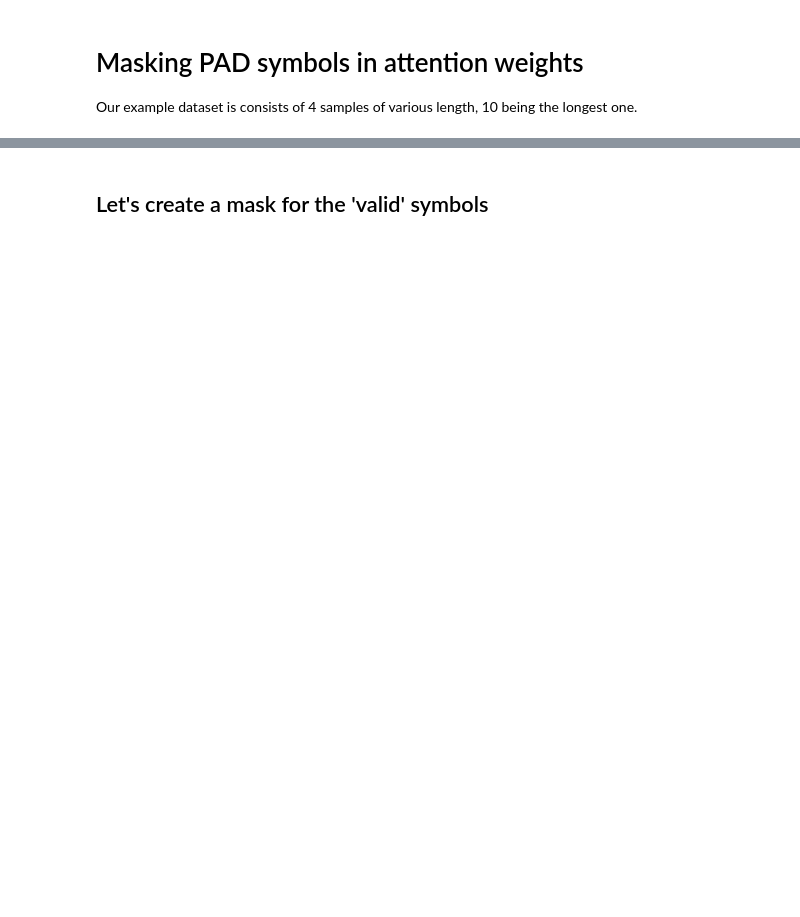
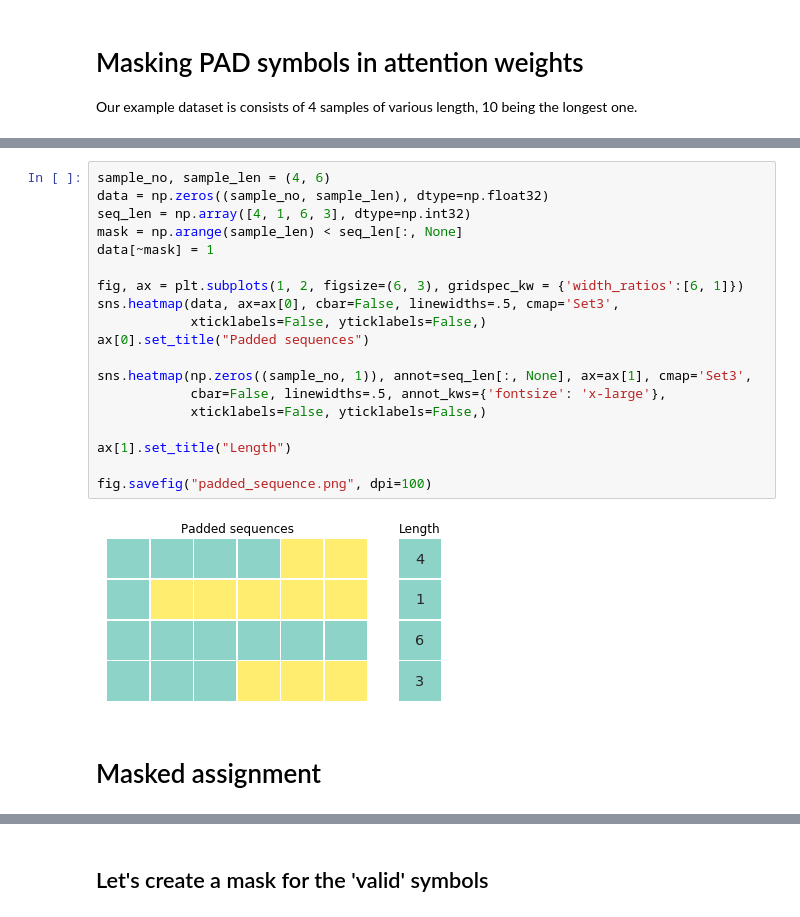
Before and after one commit to juditacs/snippets, a Jupyter notebook: deep_learning/masked_softmax.ipynb, the cells around one changed output, grey strips where cells are left out. Cells and saved outputs as stored; diff of their text form; blank space fills up the shorter version.

```diff
--- a/deep_learning/masked_softmax.ipynb
+++ b/deep_learning/masked_softmax.ipynb
@@ -21,0 +80,23 @@ tensor([ 4,  8,  1, 10])
+# %%
+sample_no, sample_len = (4, 6)
+data = np.zeros((sample_no, sample_len), dtype=np.float32)
+seq_len = np.array([4, 1, 6, 3], dtype=np.int32)
+mask = np.arange(sample_len) < seq_len[:, None]
+data[~mask] = 1
+
+fig, ax = plt.subplots(1, 2, figsize=(6, 3), gridspec_kw = {'width_ratios':[6, 1]})
+sns.heatmap(data, ax=ax[0], cbar=False, linewidths=.5, cmap='Set3',
+            xticklabels=False, yticklabels=False,)
+ax[0].set_title("Padded sequences")
+
+sns.heatmap(np.zeros((sample_no, 1)), annot=seq_len[:, None], ax=ax[1], cmap='Set3',
+            cbar=False, linewidths=.5, annot_kws={'fontsize': 'x-large'},
+            xticklabels=False, yticklabels=False,)
+
+ax[1].set_title("Length")
+
+fig.savefig("padded_sequence.png", dpi=100)
+# %% [output]
+[figure, added]
+# %% [markdown]
+# Masked assignment
```
Also changed, not shown: parts of 28 cells of this notebook.
